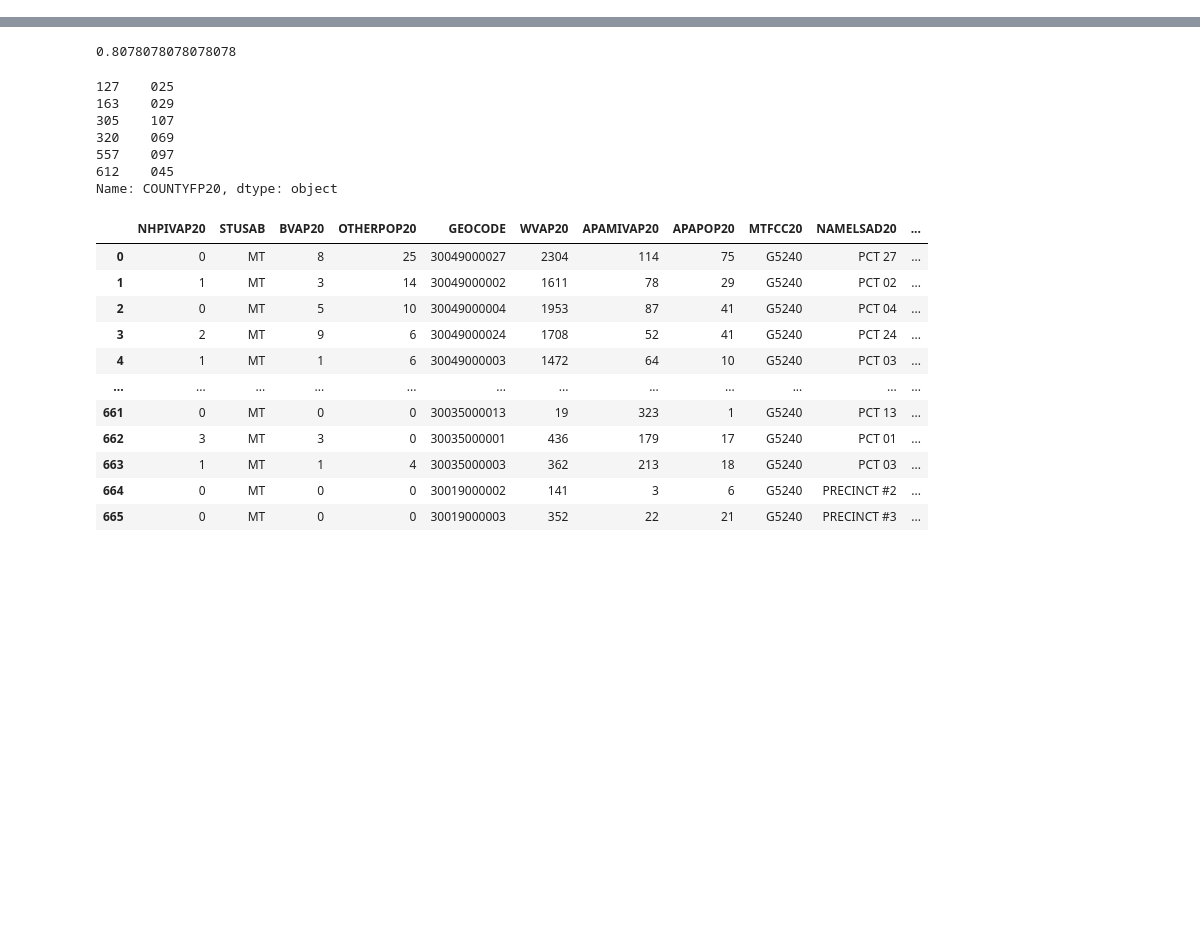
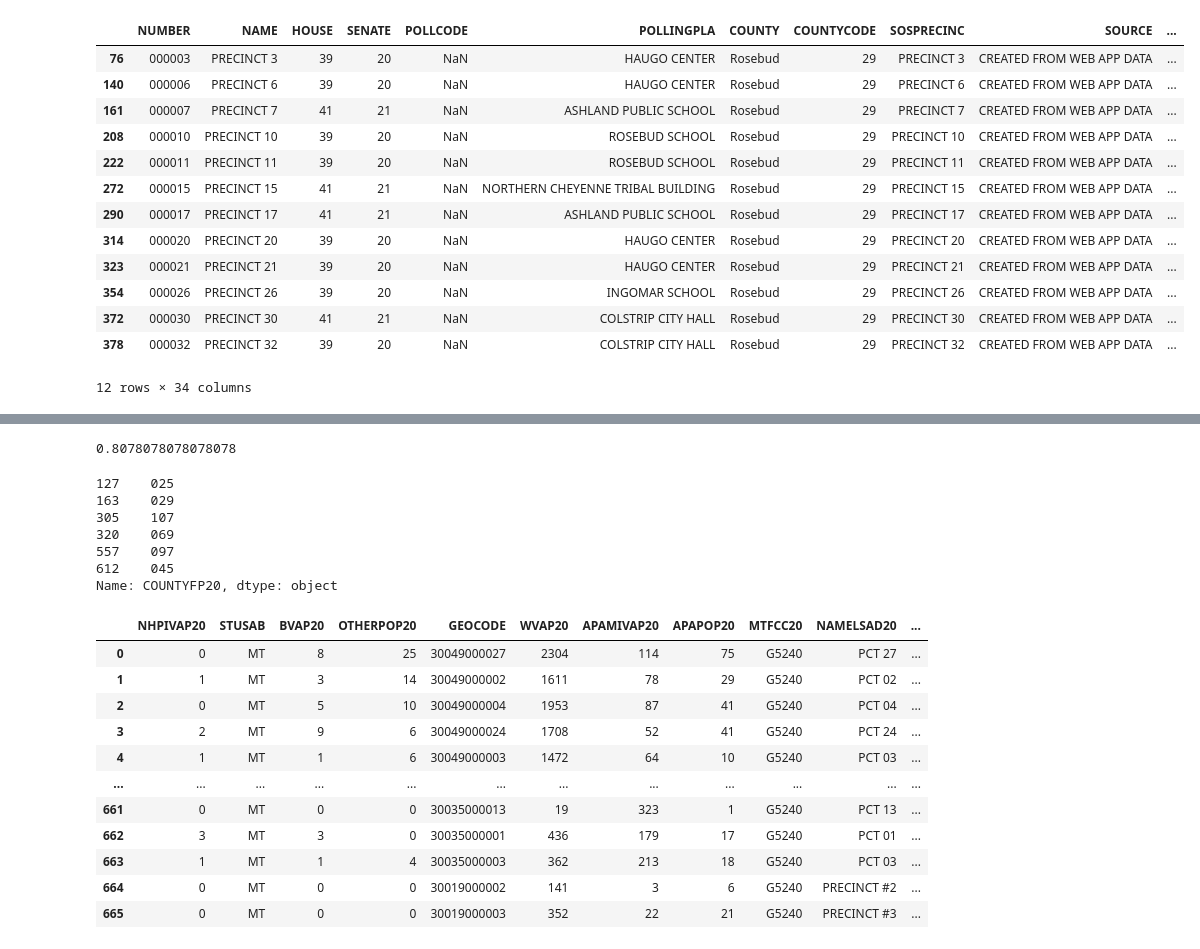
Before and after one commit to mggg/Montana-RCV, a Jupyter notebook: mt_scratch.ipynb, the cells around one changed output, grey strips where cells are left out. Cells and saved outputs as stored; diff of their text form; code cells hidden in the pictures; blank space fills up the shorter version.

```diff
--- a/mt_scratch.ipynb
+++ b/mt_scratch.ipynb
@@ -23,0 +65,34 @@ er_2020
+# %%
+# code to do read in current legislative districts
+mt_data = pd.read_csv('data/election/mt_vtd_elex.csv')
+mt_assign = gpd.read_file('data/election/MontanaVotingPrecincts_shp')
+mt_graph = Graph.from_json('data/election/mt_vtd_connected.json')
+
+
+elections = ['G20PRERTRU', 'G20PREDBID', 'G20USSRDAI', 'G20USSDBUL', 'G20GOVRGIA', 'G20GOVDCOO', 'G18USSRROS', 'G18USSDTES']
+
+for node in mt_graph.nodes:
+    geo_id = str(mt_graph.nodes[node]['GEOCODE'])
+    for election in elections:
+        mt_graph.nodes[node][election] = mt_data[mt_data['GEOCODE'] == geo_id][election].iloc[0]
+
+    if mt_assign[mt_assign['GEOID20'] == geo_id].empty:
+        print(node, geo_id)
+    else:
+        mt_graph.nodes[node]['HOUSE'] = mt_assign[mt_assign['GEOID20'] == geo_id]['HOUSE'].iloc[0]
+        mt_graph.nodes[node]['SENATE'] = mt_assign[mt_assign['GEOID20'] == geo_id]['SENATE'].iloc[0]
+# %% [output]
+|  | NUMBER | NAME | HOUSE | SENATE | POLLCODE | POLLINGPLA | COUNTY | COUNTYCODE | SOSPRECINC | SOURCE | ... |
+| 76 | 000003 | PRECINCT 3 | 39 | 20 | NaN | HAUGO CENTER | Rosebud | 29 | PRECINCT 3 | CREATED FROM WEB APP DATA | ... |
+| 140 | 000006 | PRECINCT 6 | 39 | 20 | NaN | HAUGO CENTER | Rosebud | 29 | PRECINCT 6 | CREATED FROM WEB APP DATA | ... |
+| 161 | 000007 | PRECINCT 7 | 41 | 21 | NaN | ASHLAND PUBLIC SCHOOL | Rosebud | 29 | PRECINCT 7 | CREATED FROM WEB APP DATA | ... |
+| 208 | 000010 | PRECINCT 10 | 39 | 20 | NaN | ROSEBUD SCHOOL | Rosebud | 29 | PRECINCT 10 | CREATED FROM WEB APP DATA | ... |
+| 222 | 000011 | PRECINCT 11 | 39 | 20 | NaN | ROSEBUD SCHOOL | Rosebud | 29 | PRECINCT 11 | CREATED FROM WEB APP DATA | ... |
+| 272 | 000015 | PRECINCT 15 | 41 | 21 | NaN | NORTHERN CHEYENNE TRIBAL BUILDING | Rosebud | 29 | PRECINCT 15 | CREATED FROM WEB APP DATA | ... |
+| 290 | 000017 | PRECINCT 17 | 41 | 21 | NaN | ASHLAND PUBLIC SCHOOL | Rosebud | 29 | PRECINCT 17 | CREATED FROM WEB APP DATA | ... |
+| 314 | 000020 | PRECINCT 20 | 39 | 20 | NaN | HAUGO CENTER | Rosebud | 29 | PRECINCT 20 | CREATED FROM WEB APP DATA | ... |
+| 323 | 000021 | PRECINCT 21 | 39 | 20 | NaN | HAUGO CENTER | Rosebud | 29 | PRECINCT 21 | CREATED FROM WEB APP DATA | ... |
+| 354 | 000026 | PRECINCT 26 | 39 | 20 | NaN | INGOMAR SCHOOL | Rosebud | 29 | PRECINCT 26 | CREATED FROM WEB APP DATA | ... |
+| 372 | 000030 | PRECINCT 30 | 41 | 21 | NaN | COLSTRIP CITY HALL | Rosebud | 29 | PRECINCT 30 | CREATED FROM WEB APP DATA | ... |
+| 378 | 000032 | PRECINCT 32 | 39 | 20 | NaN | COLSTRIP CITY HALL | Rosebud | 29 | PRECINCT 32 | CREATED FROM WEB APP DATA | ... |
+12 rows × 34 columns
```
Also changed, not shown: parts of 19 cells of this notebook, 2 other files.
